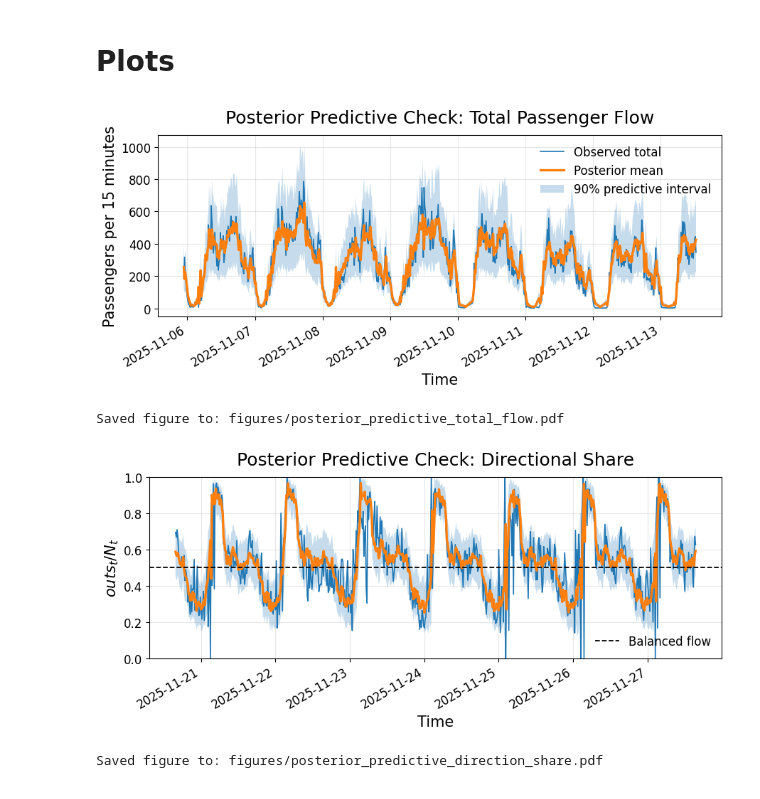
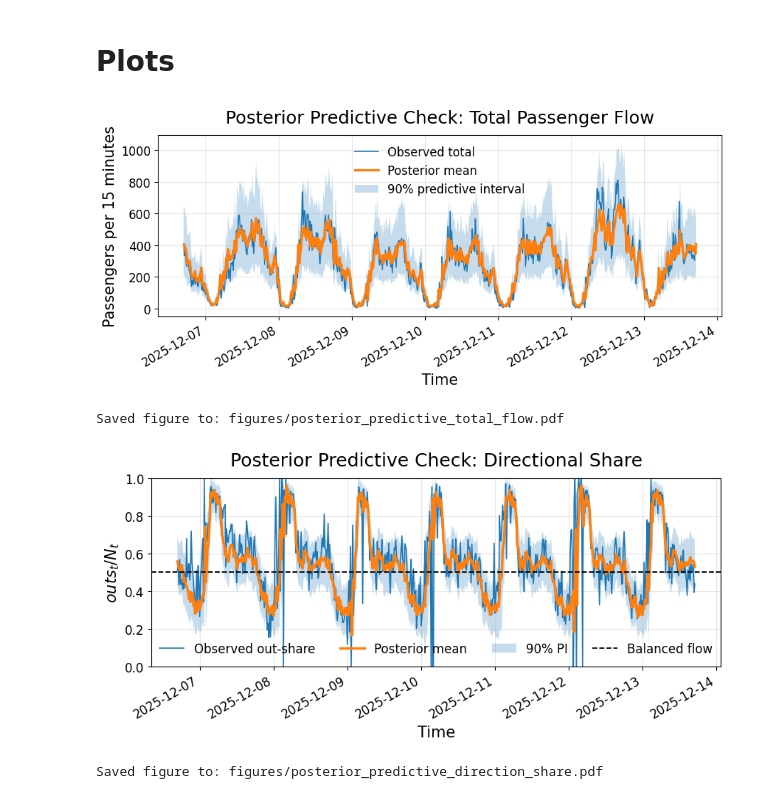
Before and after one commit to cri3t14n/CopenMetroAnalysis, a Jupyter notebook: IndividualWork/Cristian/pyro_model.ipynb, the cells around one changed output. Saved outputs shown, nothing was run; the diff lists cells and outputs as text; code cells hidden in the pictures.

```diff
--- a/IndividualWork/Cristian/pyro_model.ipynb
+++ b/IndividualWork/Cristian/pyro_model.ipynb
@@ -767,22 +1151,12 @@ def airport_model_ar_total_direction(
     weekday_dir_effect = sigma_weekday_dir * weekday_dir_raw
 
     # total-demand model
-    log_lambda = (
-        mu
-        + slot_total_effect[slot]
-        + weekday_total_effect[weekday]
-        + alpha_lag_total * lag_total
-    )
+    log_lambda = (mu + slot_total_effect[slot] + weekday_total_effect[weekday] + alpha_lag_total * lag_total)
 
     lambda_ = torch.exp(log_lambda)
 
     # directional model
-    logits_p = (
-        eta
-        + slot_dir_effect[slot]
-        + weekday_dir_effect[weekday]
-        + gamma_lag_dir * lag_dir
-    )
+    logits_p = (eta + slot_dir_effect[slot] + weekday_dir_effect[weekday] + gamma_lag_dir * lag_dir)
 
     with pyro.plate("data", n):
         total = pyro.sample(
@@ -1050,22 +1428,12 @@ def airport_model_ar_betabinomial(
     weekday_dir_effect = sigma_weekday_dir * weekday_dir_raw
 
     # total-demand model
-    log_lambda = (
-        mu
-        + slot_total_effect[slot]
-        + weekday_total_effect[weekday]
-        + alpha_lag_total * lag_total
-    )
+    log_lambda = (mu + slot_total_effect[slot] + weekday_total_effect[weekday] + alpha_lag_total * lag_total)
 
     lambda_ = torch.exp(log_lambda)
 
     # directional model
-    logits_p = (
-        eta
-        + slot_dir_effect[slot]
-        + weekday_dir_effect[weekday]
-        + gamma_lag_dir * lag_dir
-    )
+    logits_p = (eta + slot_dir_effect[slot] + weekday_dir_effect[weekday] + gamma_lag_dir * lag_dir)
 
     p = torch.sigmoid(logits_p)
 
@@ -1301,11 +1669,16 @@ mean: 41.451023
 from pathlib import Path
 
 FIG_DIR = Path("figures")
-FIG_DIR.mkdir(exist_ok=True)
 
 FIG_PATH = FIG_DIR / "posterior_predictive_total_flow.pdf"
 
-plot_df = test_ar_df.iloc[:7 * 96].copy()  # first test week
+WEEK = 5
+
+week_left = (WEEK - 1) * 96 * 7 + 2*96
+week_right = WEEK * 96 * 7 + 2*96
+
+
+plot_df = test_ar_df.iloc[week_left : week_right].copy()
 plot_df["timestamp"] = pd.to_datetime(plot_df["timestamp"], utc=True)
 
 fig, ax = plt.subplots(figsize=(9, 4.2))
@@ -1324,42 +1697,47 @@ ax.plot(
     linewidth=2.4,
 )
 
 ax.fill_between(
     plot_df["timestamp"],
     plot_df["pyro_ard_total_q05"],
     plot_df["pyro_ard_total_q95"],
     alpha=0.25,
     label="90% predictive interval",
 )
 
 ax.set_title(
     "Posterior Predictive Check: Total Passenger Flow",
     fontsize=18,
     pad=12,
 )
 ax.set_xlabel("Time", fontsize=15)
 ax.set_ylabel("Passengers per 15 minutes", fontsize=15)
 
 ax.tick_params(axis="both", labelsize=12)
 ax.grid(alpha=0.3)
 ax.legend(frameon=False, fontsize=12, loc="best")
 
 fig.autofmt_xdate()
 fig.tight_layout()
 fig.savefig(FIG_PATH, bbox_inches="tight")
 plt.show()
 
 print(f"Saved figure to: {FIG_PATH}")
 # %% [output]
-[figure, old version]
+[figure, new version]
 Saved figure to: figures/posterior_predictive_total_flow.pdf
 # %%
 from pathlib import Path
 
-FIG_DIR = Path("figures")
 FIG_PATH = FIG_DIR / "posterior_predictive_direction_share.pdf"
 
-plot_df = test_ar_df.iloc[14 * 96:21 * 96].copy()
+
+WEEK = 5
+week_left = (WEEK - 1) * 96 * 7 + 2*96
+week_right = WEEK * 96 * 7 + 2*96
+
+
+plot_df = test_ar_df.iloc[week_left : week_right].copy()
 plot_df["timestamp"] = pd.to_datetime(plot_df["timestamp"], utc=True)
 
 
@@ -1368,17 +1746,17 @@ fig, ax = plt.subplots(figsize=(9, 4.2))
 ax.plot(
     plot_df["timestamp"],
     plot_df["outs_share"],
-    # label="Observed out-share",
+    label="Observed out-share",
     linewidth=1.2,
-    label="_nolegend_",
+    # label="_nolegend_",
 )
 
 ax.plot(
     plot_df["timestamp"],
     plot_df["pyro_bb_outs_share_mean"],
-    # label="Posterior mean",
     linewidth=2.4,
-    label="_nolegend_",
+    label="Posterior mean",
+    # label="_nolegend_",
 )
 
 ax.fill_between(
@@ -1386,8 +1764,8 @@ ax.fill_between(
     plot_df["pyro_bb_outs_share_q05"],
     plot_df["pyro_bb_outs_share_q95"],
     alpha=0.25,
-    # label="90% predictive interval",
-    label="_nolegend_",
+    label="90% PI",
+    # label="_nolegend_",
 )
 
 ax.axhline(
@@ -1414,7 +1792,8 @@ ax.grid(alpha=0.3)
 ax.legend(
     frameon=False,
     fontsize=12,
-    loc="best",
+    loc="lower center",
+    ncol=4,
 )
 
 fig.autofmt_xdate()
@@ -1424,5 +1803,5 @@ plt.show()
 
 print(f"Saved figure to: {FIG_PATH}")
 # %% [output]
-[figure, old version]
+[figure, new version]
 Saved figure to: figures/posterior_predictive_direction_share.pdf
```
Also changed, not shown: parts of 58 cells of this notebook, 11 other files.
